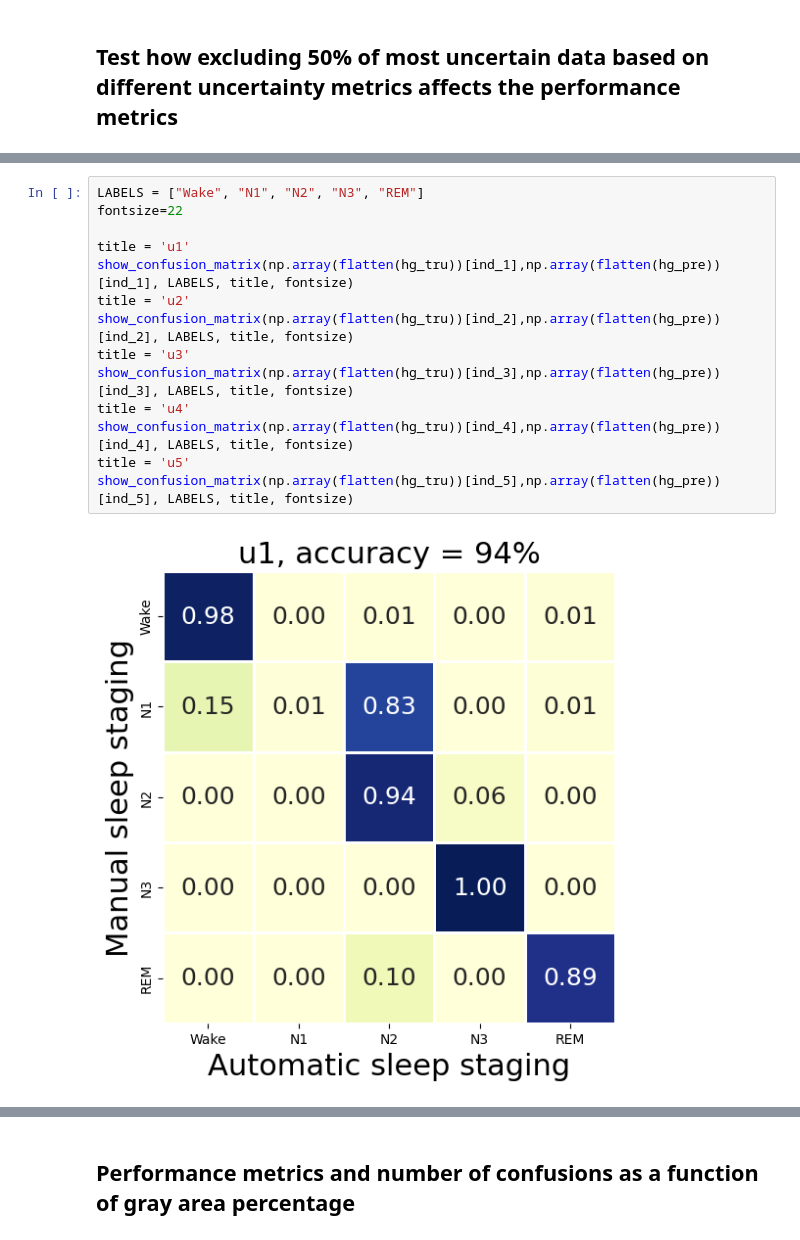
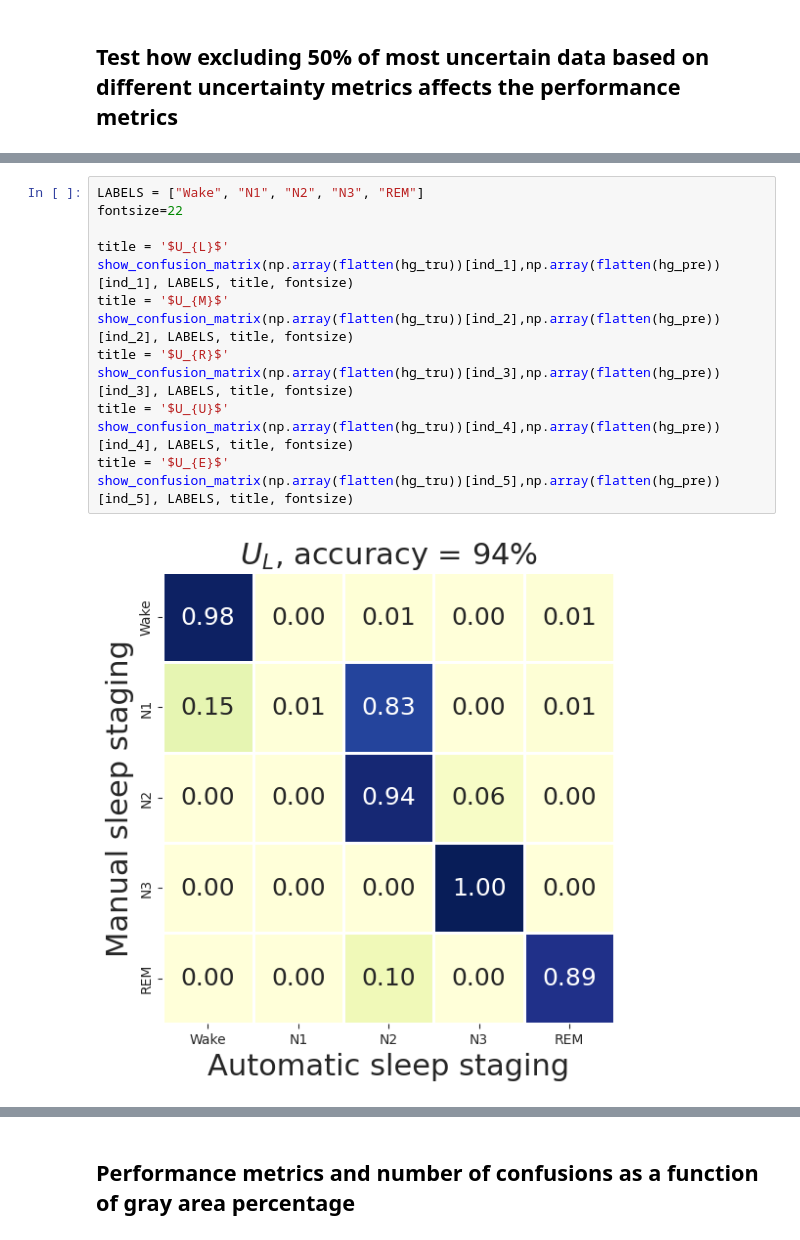
Before and after one commit to matias-olavi/aSAGA, a Jupyter notebook: GrayAreaValidation-dodh.ipynb, the cells around one changed output, grey strips where cells are left out. Saved outputs shown, nothing was run; the diff lists cells and outputs as text.

```diff
--- a/GrayAreaValidation-dodh.ipynb
+++ b/GrayAreaValidation-dodh.ipynb
@@ -199,16 +199,16 @@ u5: 0.9233793922392872
 # %%
 LABELS = ["Wake", "N1", "N2", "N3", "REM"]
 fontsize=22
 
-title = 'u1'
+title = '$U_{L}$'
 show_confusion_matrix(np.array(flatten(hg_tru))[ind_1],np.array(flatten(hg_pre))[ind_1], LABELS, title, fontsize)
-title = 'u2'
+title = '$U_{M}$'
 show_confusion_matrix(np.array(flatten(hg_tru))[ind_2],np.array(flatten(hg_pre))[ind_2], LABELS, title, fontsize)
-title = 'u3'
+title = '$U_{R}$'
 show_confusion_matrix(np.array(flatten(hg_tru))[ind_3],np.array(flatten(hg_pre))[ind_3], LABELS, title, fontsize)
-title = 'u4'
+title = '$U_{U}$'
 show_confusion_matrix(np.array(flatten(hg_tru))[ind_4],np.array(flatten(hg_pre))[ind_4], LABELS, title, fontsize)
-title = 'u5'
+title = '$U_{E}$'
 show_confusion_matrix(np.array(flatten(hg_tru))[ind_5],np.array(flatten(hg_pre))[ind_5], LABELS, title, fontsize)
 # %% [output]
-[figure, old version]
+[figure, new version]
```
Also changed, not shown: parts of 6 cells of this notebook, 1 other file.
